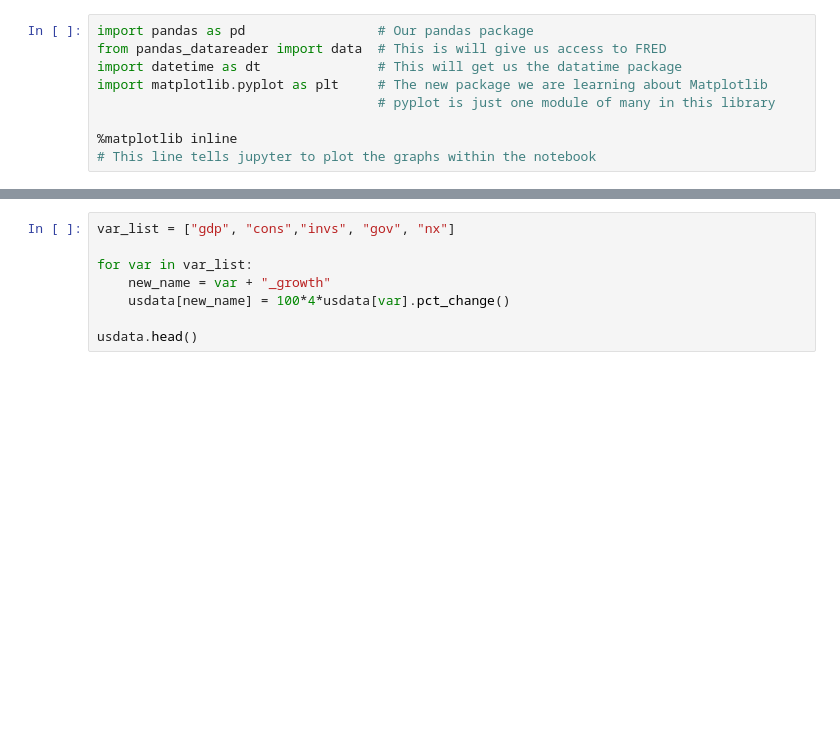
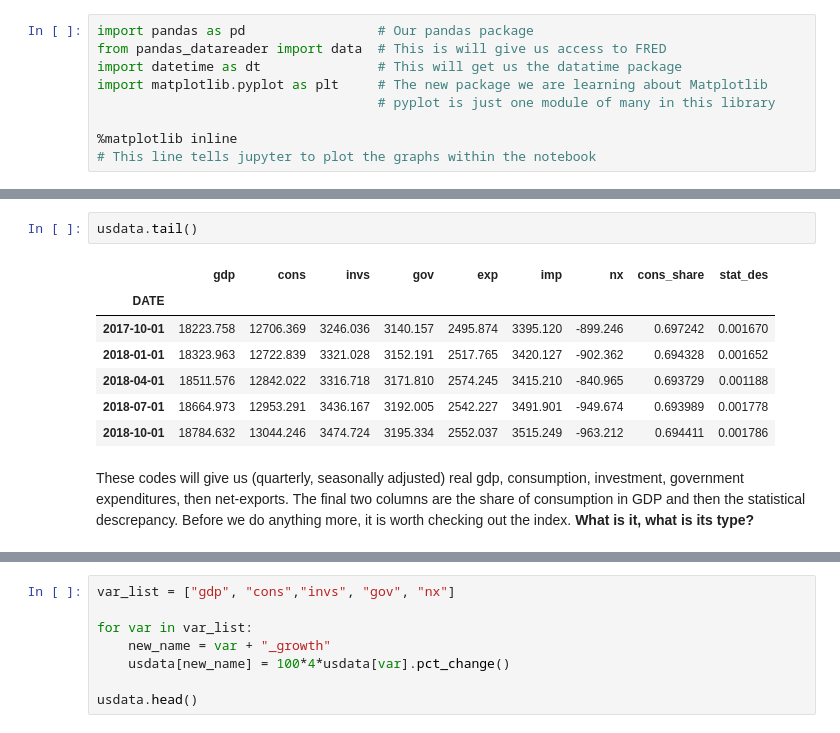
Before and after one commit to mwaugh0328/data_bootcamp_spring_2019, a Jupyter notebook: intro_to_matplotlib/clean/intro_matplotlib.ipynb, the cells around one changed output, grey strips where cells are left out. Cells and saved outputs as stored; diff of their text form; blank space fills up the shorter version.

```diff
--- a/intro_to_matplotlib/clean/intro_matplotlib.ipynb
+++ b/intro_to_matplotlib/clean/intro_matplotlib.ipynb
@@ -85,0 +35,12 @@ DatetimeIndex(['2000-01-01', '2000-04-01', '2000-07-01', '2000-10-01',
+# %%
+usdata.tail()
+# %% [output]
+|  | gdp | cons | invs | gov | exp | imp | nx | cons_share | stat_des |
+| DATE |  |  |  |  |  |  |  |  |  |
+| 2017-10-01 | 18223.758 | 12706.369 | 3246.036 | 3140.157 | 2495.874 | 3395.120 | -899.246 | 0.697242 | 0.001670 |
+| 2018-01-01 | 18323.963 | 12722.839 | 3321.028 | 3152.191 | 2517.765 | 3420.127 | -902.362 | 0.694328 | 0.001652 |
+| 2018-04-01 | 18511.576 | 12842.022 | 3316.718 | 3171.810 | 2574.245 | 3415.210 | -840.965 | 0.693729 | 0.001188 |
+| 2018-07-01 | 18664.973 | 12953.291 | 3436.167 | 3192.005 | 2542.227 | 3491.901 | -949.674 | 0.693989 | 0.001778 |
+| 2018-10-01 | 18784.632 | 13044.246 | 3474.724 | 3195.334 | 2552.037 | 3515.249 | -963.212 | 0.694411 | 0.001786 |
+# %% [markdown]
+These codes will give us (quarterly, seasonally adjusted) real gdp, consumption, investment, government expenditures, then net-exports. The final two columns are the share of consumption in GDP and then the statistical descrepancy. Before we do anything more, it is worth checking out the index. **What is it, what is its type?**
```
Also changed, not shown: parts of 19 cells of this notebook.
